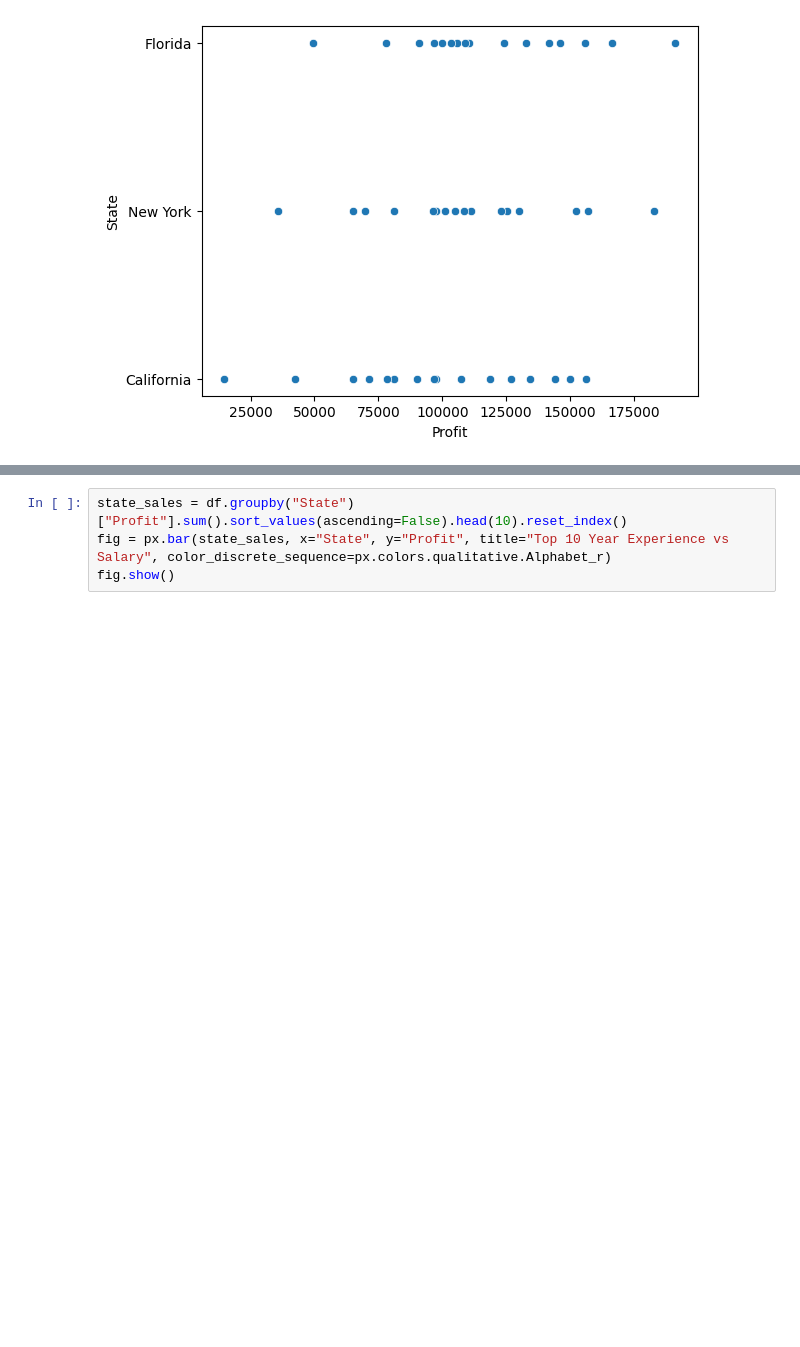
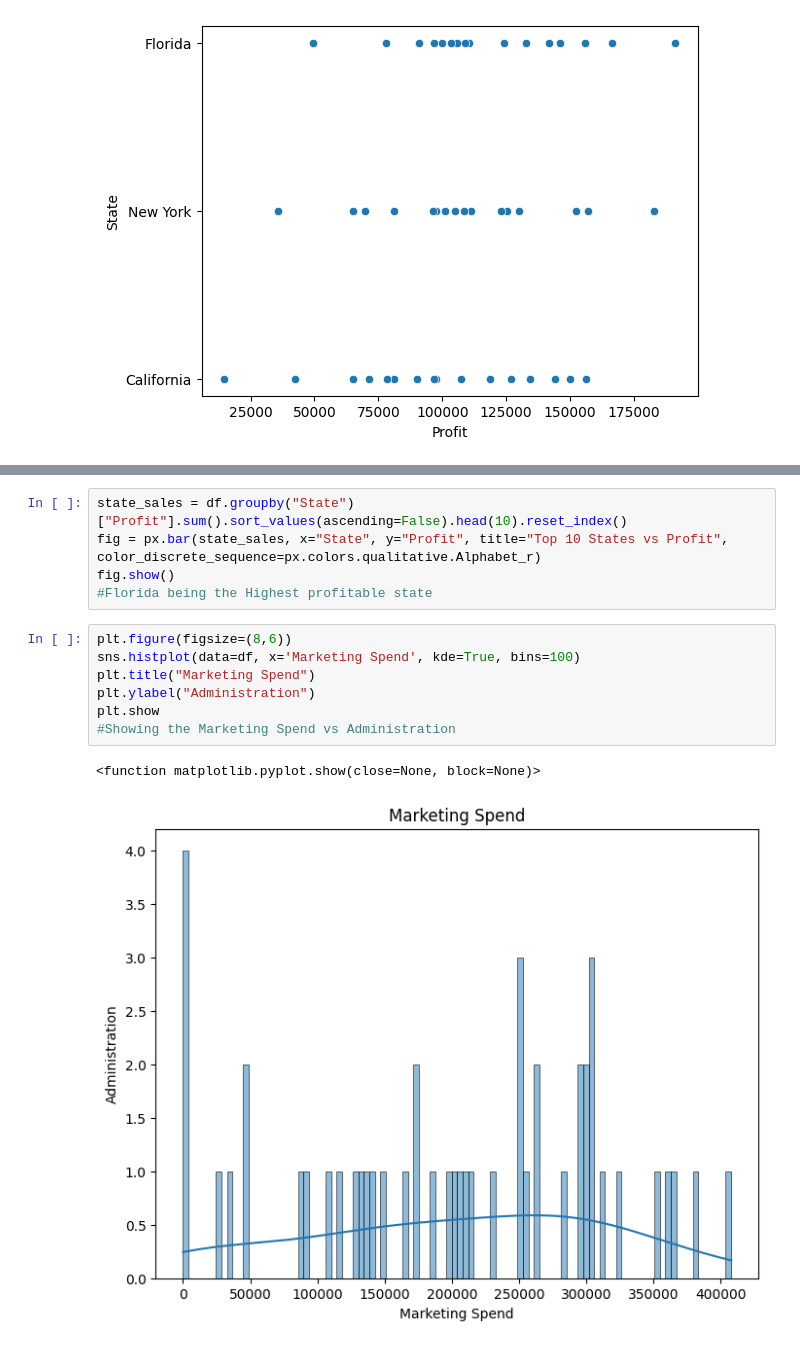
Before and after one commit to Vanshaj14Mohan/AIML-College, a Jupyter notebook: Assignment Four/main.ipynb, the cells around one changed output, grey strips where cells are left out. Saved outputs shown, nothing was run; the diff lists cells and outputs as text; blank space fills up the shorter version.

```diff
--- a/Assignment Four/main.ipynb
+++ b/Assignment Four/main.ipynb
@@ -144,4 +144,15 @@ plt.figure(figsize=(10,8))
 # %%
 state_sales = df.groupby("State")["Profit"].sum().sort_values(ascending=False).head(10).reset_index()
-fig = px.bar(state_sales, x="State", y="Profit", title="Top 10 Year Experience vs Salary", color_discrete_sequence=px.colors.qualitative.Alphabet_r)
+fig = px.bar(state_sales, x="State", y="Profit", title="Top 10 States vs Profit", color_discrete_sequence=px.colors.qualitative.Alphabet_r)
 fig.show()
+#Florida being the Highest profitable state
+# %%
+plt.figure(figsize=(8,6))
+sns.histplot(data=df, x='Marketing Spend', kde=True, bins=100)
+plt.title("Marketing Spend")
+plt.ylabel("Administration")
+plt.show
+#Showing the Marketing Spend vs Administration
+# %% [output]
+<function matplotlib.pyplot.show(close=None, block=None)>
+[figure, added]
```
Also changed, not shown: parts of 4 cells of this notebook.
